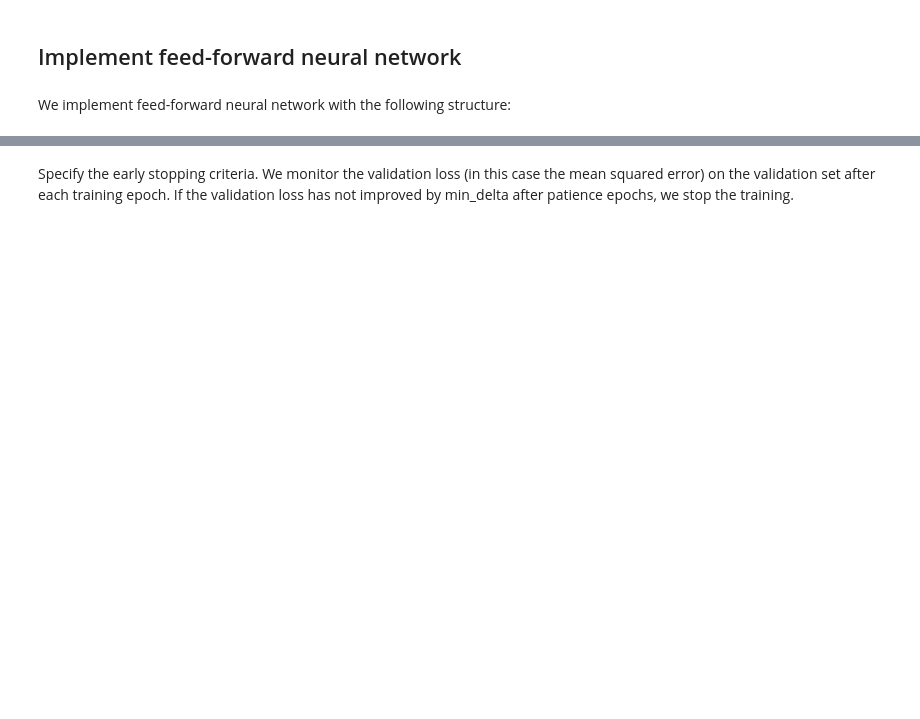
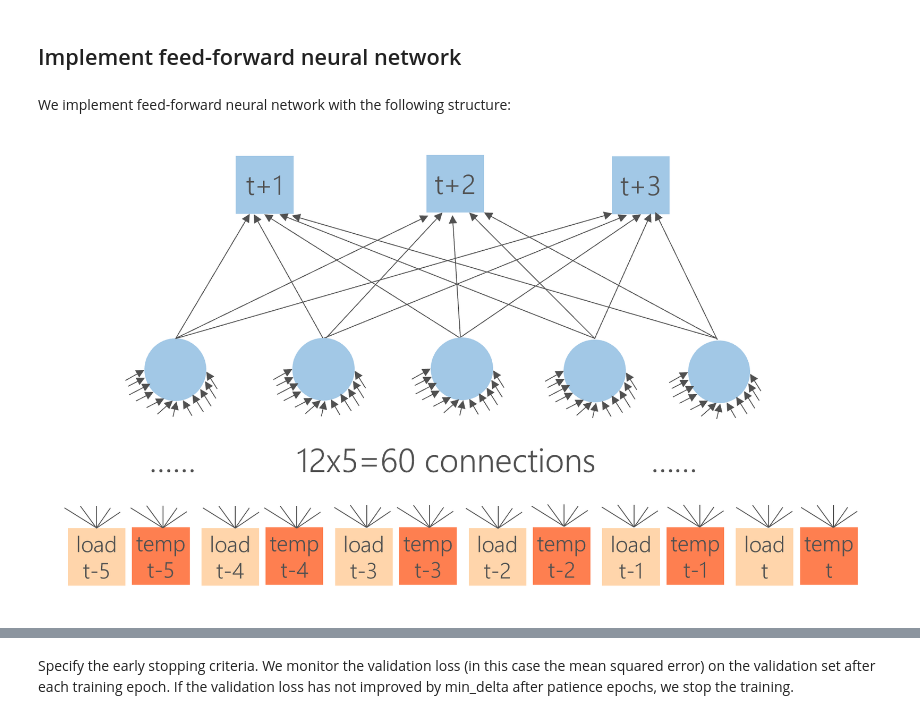
Before and after one commit to bsouhaib/Hands-On-AI-2019, a Jupyter notebook: exercices/4_MLP_multioutput.ipynb, the cells around one changed output, grey strips where cells are left out. Saved outputs shown, nothing was run; the diff lists cells and outputs as text; code cells hidden in the pictures; blank space fills up the shorter version.

```diff
--- a/exercices/4_MLP_multioutput.ipynb
+++ b/exercices/4_MLP_multioutput.ipynb
@@ -97,7 +125,9 @@ X_valid.shape
 # %% [markdown]
 We implement feed-forward neural network with the following structure:
 # %%
-Image('../images/ff_multi_step_vector_output.png')
+Image('./images/ff_multi_step_vector_output.png')
+# %% [output]
+[figure, added]
 # %%
 from keras.models import Model, Sequential
 from keras.layers import GRU, Dense
```
Also changed, not shown: parts of 16 cells of this notebook, 1 other file.
